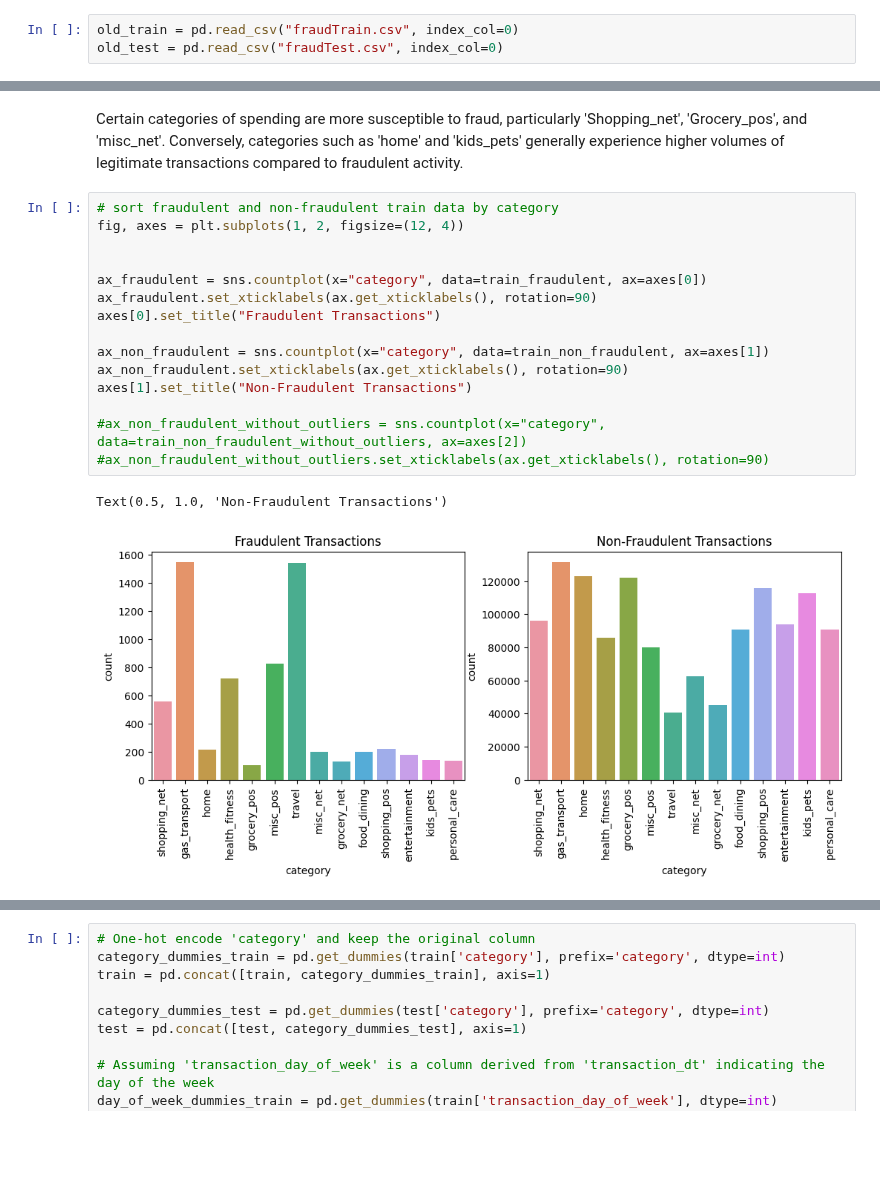
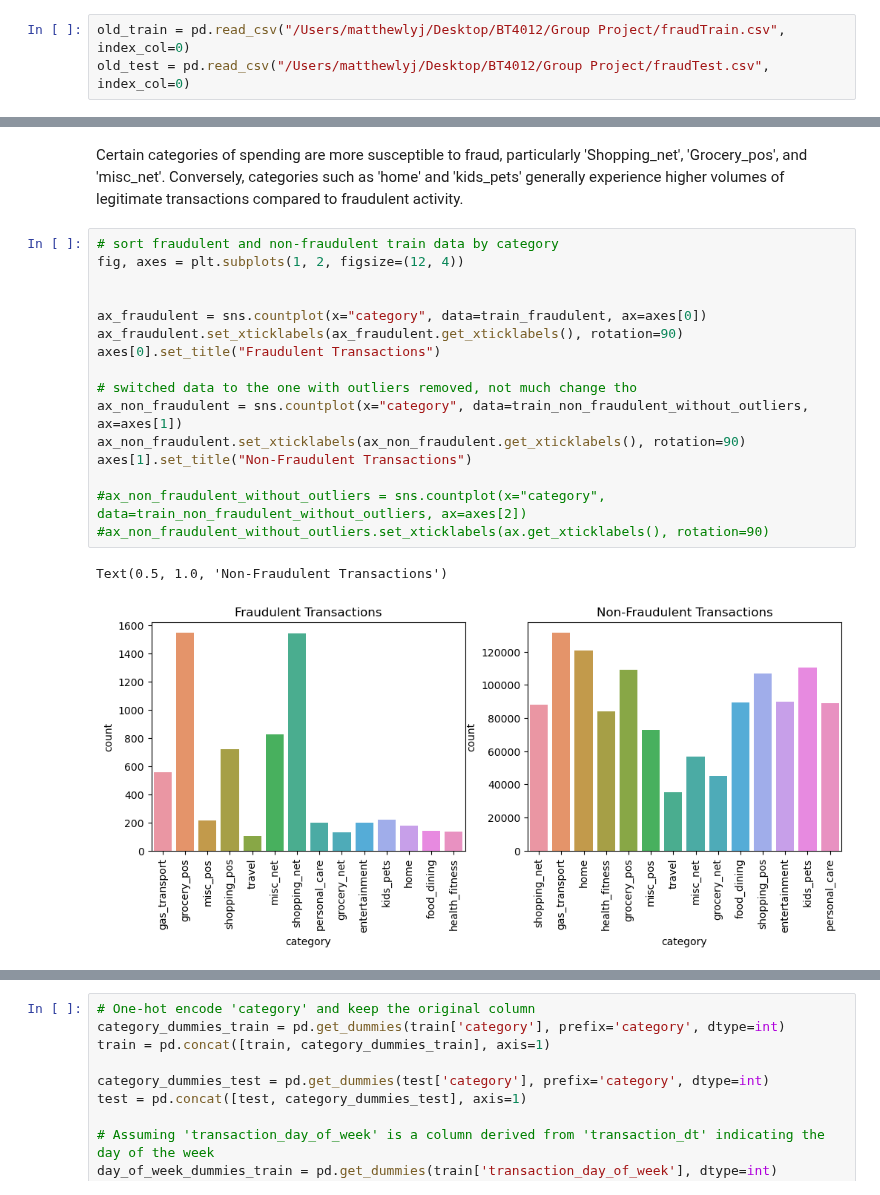
Before and after one commit to jwjwwjwj/BT4012, a Jupyter notebook: main.ipynb, the cells around one changed output, grey strips where cells are left out. Drawn from its saved outputs; the diff is of its cells as text; blank space fills up the shorter version.

```diff
--- a/main.ipynb
+++ b/main.ipynb
@@ -16,8 +16,8 @@ https://www.kaggle.com/code/badmangamingsv/credit-card-fraud-detection/notebook
 # %% [markdown]
 ## Importing Data
 # %%
-old_train = pd.read_csv("fraudTrain.csv", index_col=0)
-old_test = pd.read_csv("fraudTest.csv", index_col=0)
+old_train = pd.read_csv("/Users/matthewlyj/Desktop/BT4012/Group Project/fraudTrain.csv", index_col=0)
+old_test = pd.read_csv("/Users/matthewlyj/Desktop/BT4012/Group Project/fraudTest.csv", index_col=0)
 # %% [markdown]
 ## Splitting to Train, Validate and Test
 # %%
@@ -374,18 +376,19 @@ Certain categories of spending are more susceptible to fraud, particularly 'Shop
 # %%
 # sort fraudulent and non-fraudulent train data by category
 fig, axes = plt.subplots(1, 2, figsize=(12, 4))
 
 
 ax_fraudulent = sns.countplot(x="category", data=train_fraudulent, ax=axes[0])
-ax_fraudulent.set_xticklabels(ax.get_xticklabels(), rotation=90)
+ax_fraudulent.set_xticklabels(ax_fraudulent.get_xticklabels(), rotation=90)
 axes[0].set_title("Fraudulent Transactions")
 
-ax_non_fraudulent = sns.countplot(x="category", data=train_non_fraudulent, ax=axes[1])
-ax_non_fraudulent.set_xticklabels(ax.get_xticklabels(), rotation=90)
+# switched data to the one with outliers removed, not much change tho
+ax_non_fraudulent = sns.countplot(x="category", data=train_non_fraudulent_without_outliers, ax=axes[1])
+ax_non_fraudulent.set_xticklabels(ax_non_fraudulent.get_xticklabels(), rotation=90)
 axes[1].set_title("Non-Fraudulent Transactions")
 
 #ax_non_fraudulent_without_outliers = sns.countplot(x="category", data=train_non_fraudulent_without_outliers, ax=axes[2])
 #ax_non_fraudulent_without_outliers.set_xticklabels(ax.get_xticklabels(), rotation=90)
 # %% [output]
 Text(0.5, 1.0, 'Non-Fraudulent Transactions')
-[figure, old version]
+[figure, new version]
```
Also changed, not shown: parts of 29 cells of this notebook.
